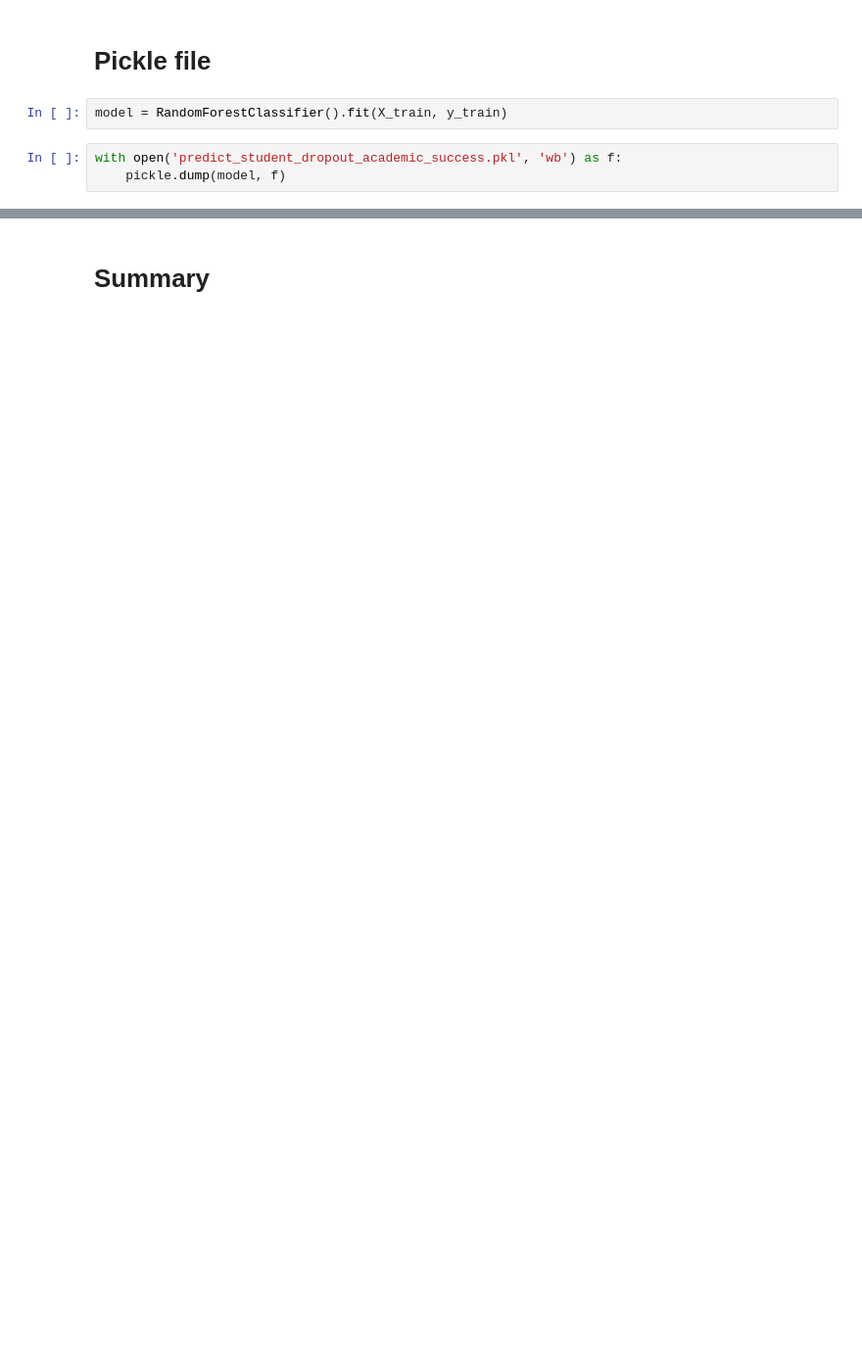
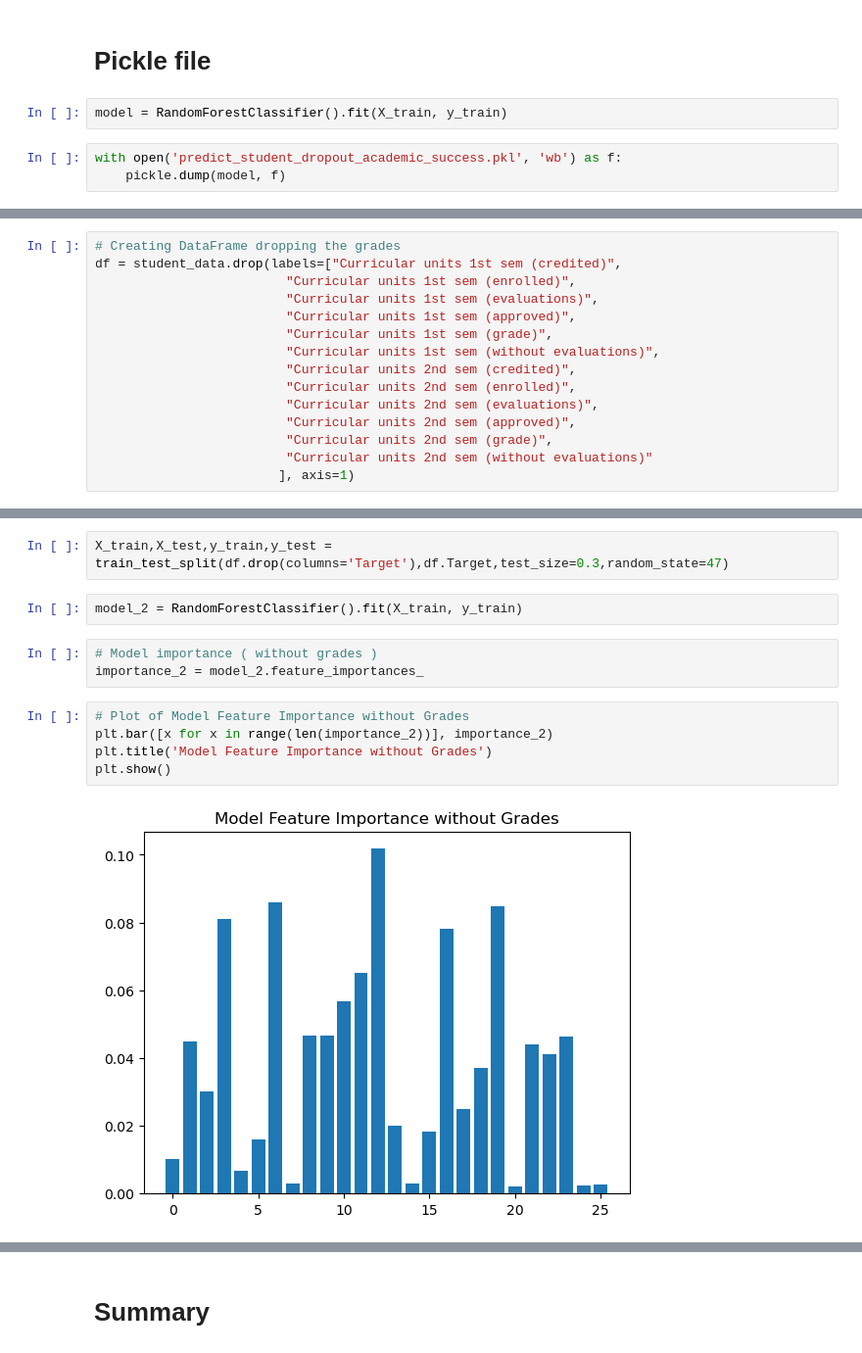
Before and after one commit to just-monte/Capstone1, a Jupyter notebook: Capstone 2 - Modeling .ipynb, the cells around one changed output, grey strips where cells are left out. Shown: that part at 98% size. Drawn from its saved outputs; the diff is of its cells as text; blank space fills up the shorter version.

```diff
--- a/Capstone 2 - Modeling .ipynb
+++ b/Capstone 2 - Modeling .ipynb
@@ -280,0 +298,15 @@ memory usage: 1.3 MB
+# %%
+# Creating DataFrame dropping the grades
+df = student_data.drop(labels=["Curricular units 1st sem (credited)",
+                         "Curricular units 1st sem (enrolled)",
+                         "Curricular units 1st sem (evaluations)",
+                         "Curricular units 1st sem (approved)",
+                         "Curricular units 1st sem (grade)",
+                         "Curricular units 1st sem (without evaluations)",
+                         "Curricular units 2nd sem (credited)",
+                         "Curricular units 2nd sem (enrolled)",
+                         "Curricular units 2nd sem (evaluations)",
+                         "Curricular units 2nd sem (approved)",
+                         "Curricular units 2nd sem (grade)",
+                         "Curricular units 2nd sem (without evaluations)"
+                        ], axis=1)
@@ -280,0 +333,14 @@ memory usage: 1.3 MB
+# %%
+X_train,X_test,y_train,y_test = train_test_split(df.drop(columns='Target'),df.Target,test_size=0.3,random_state=47)
+# %%
+model_2 = RandomForestClassifier().fit(X_train, y_train)
+# %%
+# Model importance ( without grades )
+importance_2 = model_2.feature_importances_
+# %%
+# Plot of Model Feature Importance without Grades
+plt.bar([x for x in range(len(importance_2))], importance_2)
+plt.title('Model Feature Importance without Grades')
+plt.show()
+# %% [output]
+[figure, added]
```
Also changed, not shown: parts of 22 cells of this notebook.
